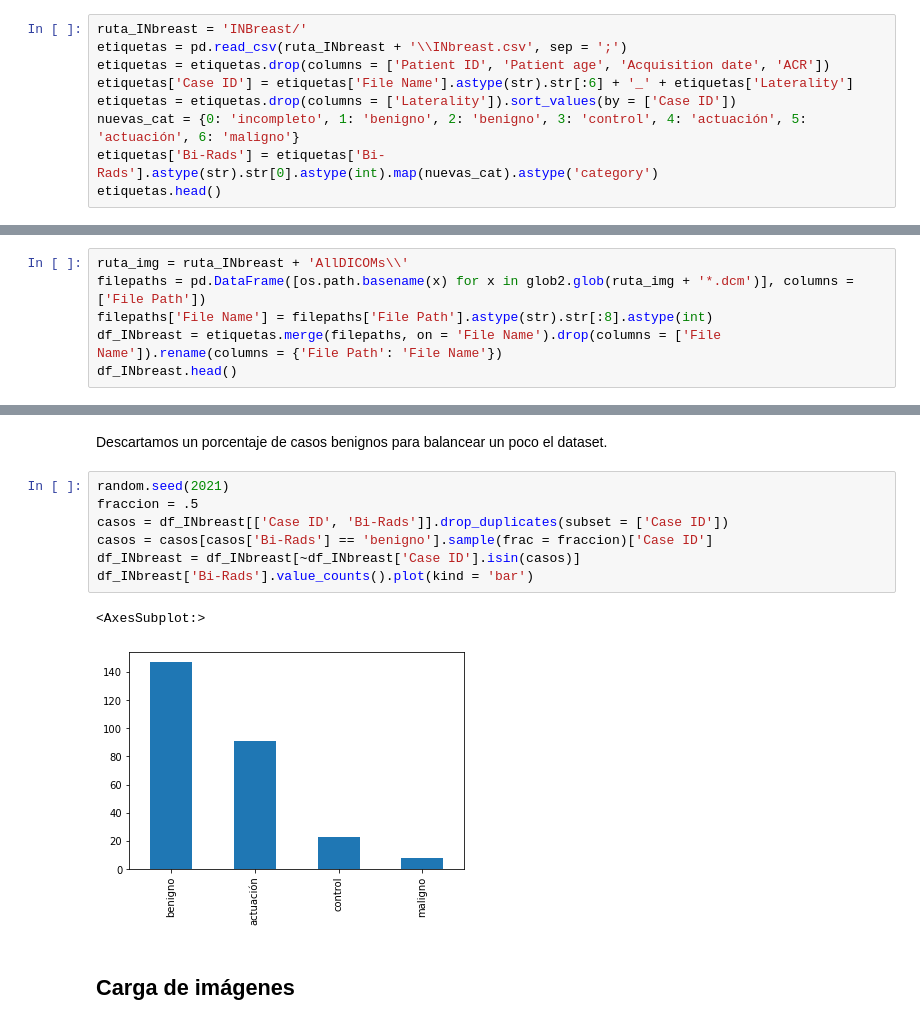
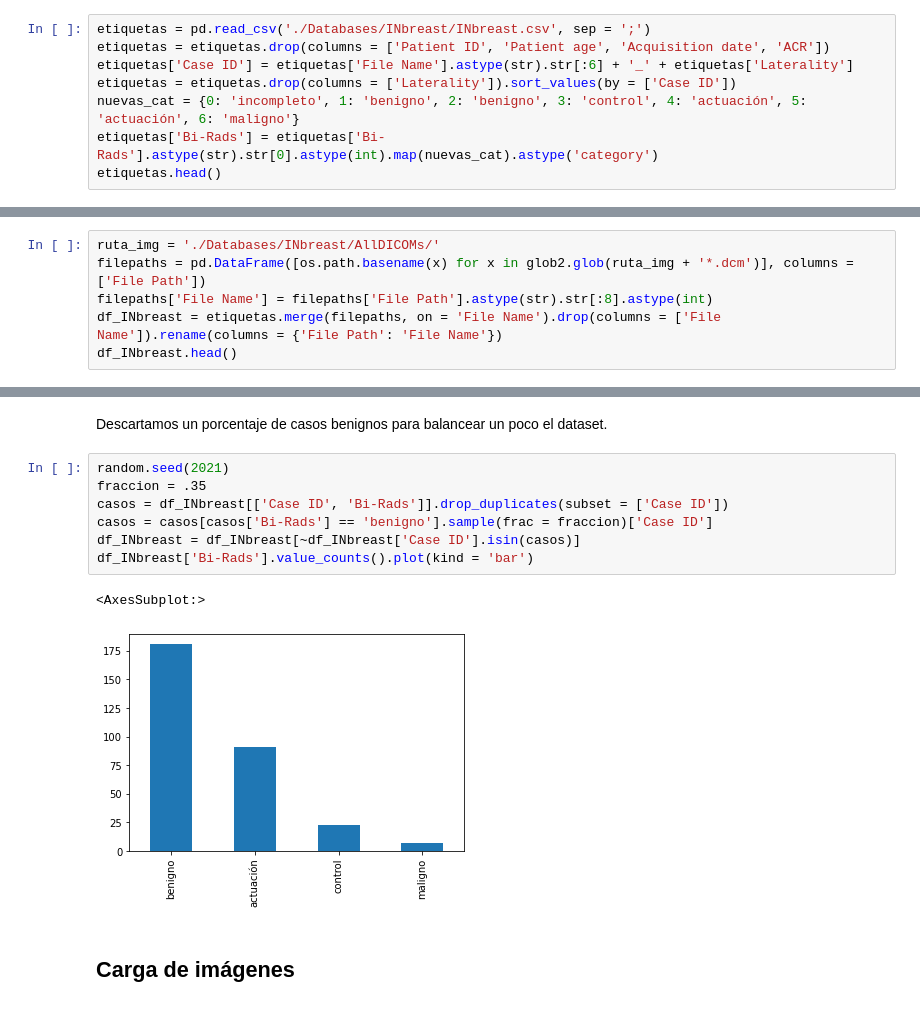
Before and after one commit to iveiras/tfm-2021, a Jupyter notebook: Preprocesamiento_Imágenes.ipynb, the cells around one changed output, grey strips where cells are left out. Drawn from its saved outputs; the diff is of its cells as text.

```diff
--- a/Preprocesamiento_Imágenes.ipynb
+++ b/Preprocesamiento_Imágenes.ipynb
@@ -7,8 +7,7 @@ import pandas as pd
 # %% [markdown]
 En primer lugar, cargamos las etiquetas del repositorio, reorganizazmos las columnas y convertimos las categorías.
 # %%
-ruta_INbreast = 'INBreast/'
-etiquetas = pd.read_csv(ruta_INbreast + '\\INbreast.csv', sep = ';')
+etiquetas = pd.read_csv('./Databases/INbreast/INbreast.csv', sep = ';')
 etiquetas = etiquetas.drop(columns = ['Patient ID', 'Patient age', 'Acquisition date', 'ACR'])
 etiquetas['Case ID'] = etiquetas['File Name'].astype(str).str[:6] + '_' + etiquetas['Laterality']
 etiquetas = etiquetas.drop(columns = ['Laterality']).sort_values(by = ['Case ID'])
@@ -38,7 +37,7 @@ import os
 # %% [markdown]
 Listamos todos los ficheros de mamografías y los incorporamos en el dataframe.
 # %%
-ruta_img = ruta_INbreast + 'AllDICOMs\\'
+ruta_img = './Databases/INbreast/AllDICOMs/'
 filepaths = pd.DataFrame([os.path.basename(x) for x in glob2.glob(ruta_img + '*.dcm')], columns = ['File Path'])
 filepaths['File Name'] = filepaths['File Path'].astype(str).str[:8].astype(int)
 df_INbreast = etiquetas.merge(filepaths, on = 'File Name').drop(columns = ['File Name']).rename(columns = {'File Path': 'File Name'})
@@ -54,14 +53,14 @@ df_INbreast.head()
 Descartamos un porcentaje de casos benignos para balancear un poco el dataset.
 # %%
 random.seed(2021)
-fraccion = .5
+fraccion = .35
 casos = df_INbreast[['Case ID', 'Bi-Rads']].drop_duplicates(subset = ['Case ID'])
 casos = casos[casos['Bi-Rads'] == 'benigno'].sample(frac = fraccion)['Case ID']
 df_INbreast = df_INbreast[~df_INbreast['Case ID'].isin(casos)]
 df_INbreast['Bi-Rads'].value_counts().plot(kind = 'bar')
 # %% [output]
 <AxesSubplot:>
-[figure, old version]
+[figure, new version]
 # %% [markdown]
 ## Carga de imágenes
 # %%
```
Also changed, not shown: parts of 14 cells of this notebook.
